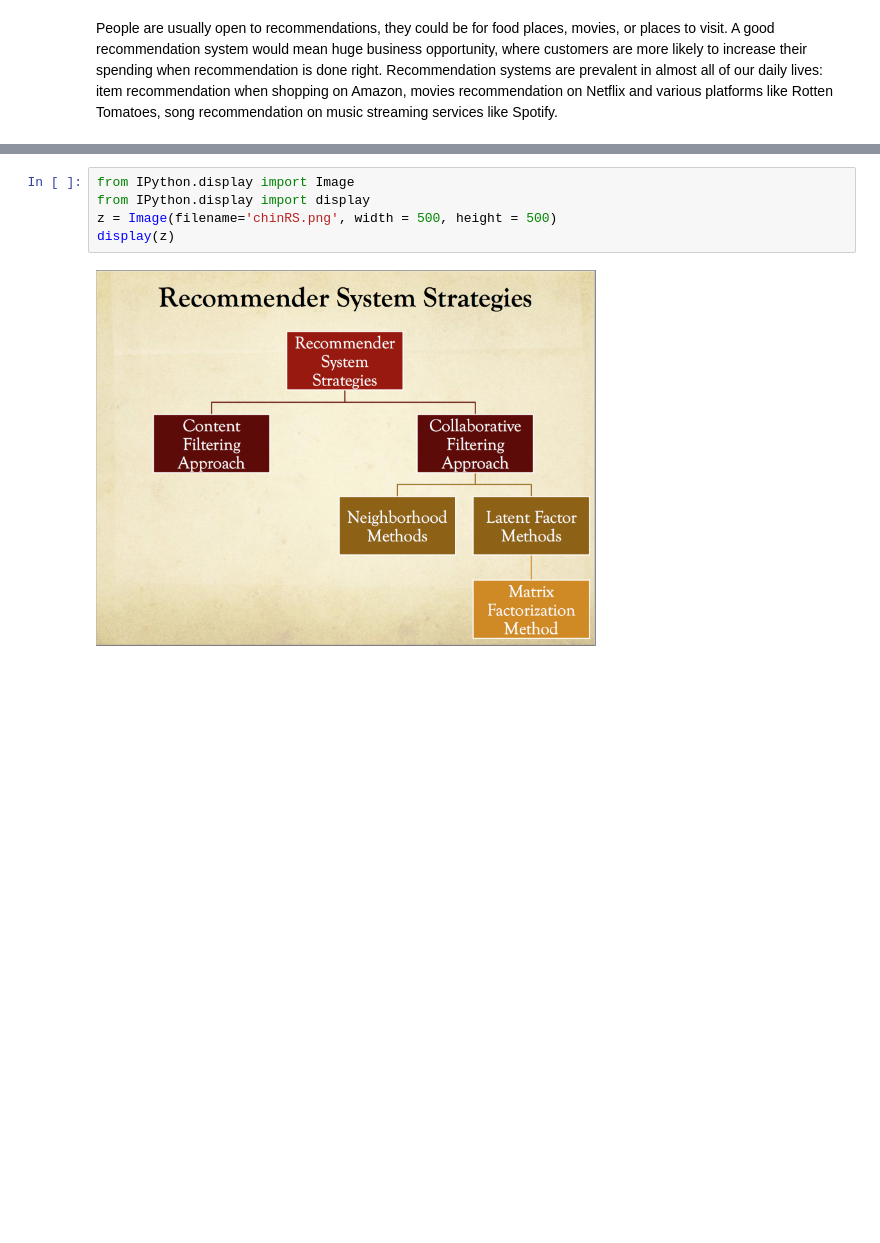
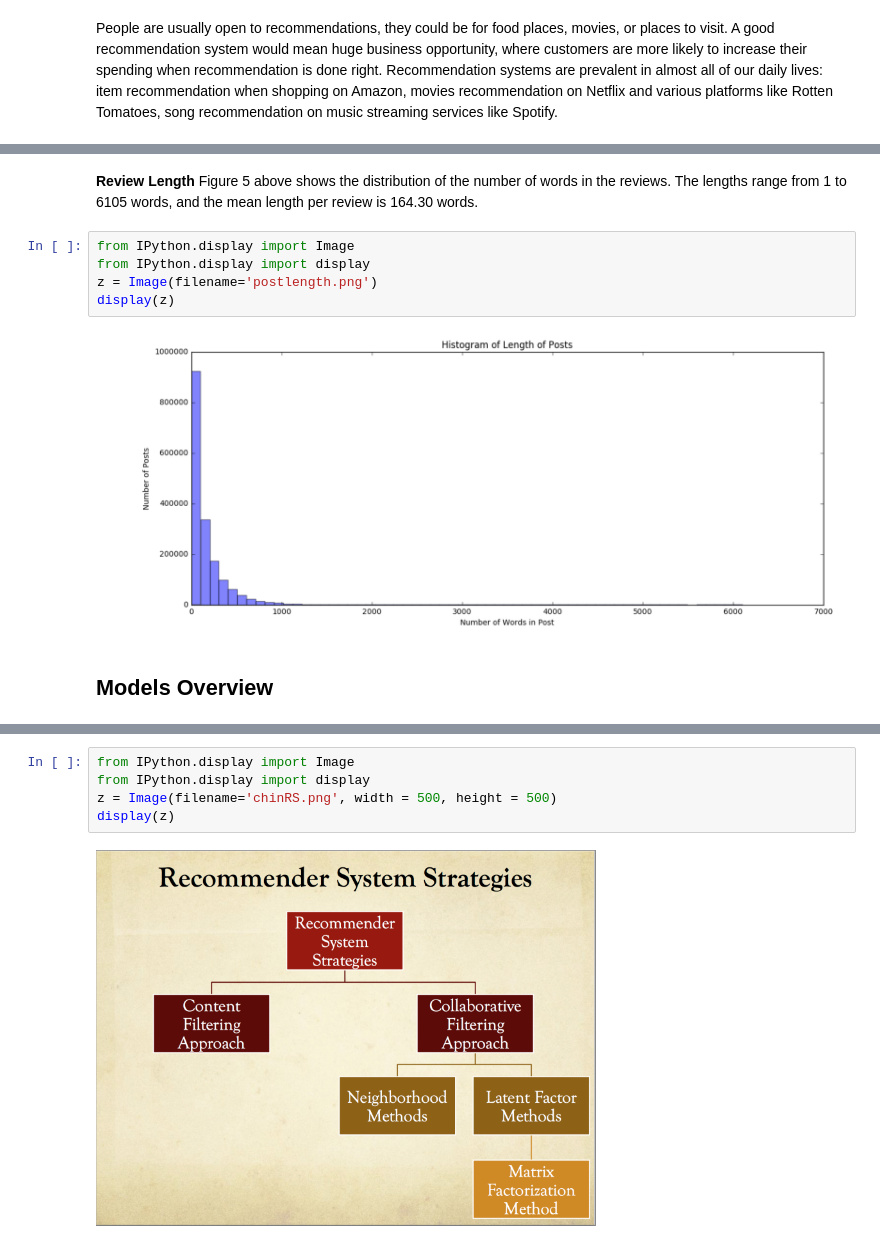
Before and after one commit to mxy2008/ac209group11, a Jupyter notebook: IntroMotivationGoalLitReviewModelOverview.ipynb, the cells around one changed output, grey strips where cells are left out. Saved outputs shown, nothing was run; the diff lists cells and outputs as text; blank space fills up the shorter version.

```diff
--- a/IntroMotivationGoalLitReviewModelOverview.ipynb
+++ b/IntroMotivationGoalLitReviewModelOverview.ipynb
@@ -67,0 +138,13 @@ Sonu: please help to explain your thoughts here - also do remember to cite them.
+# %% [markdown]
+**Review Length**
+Figure 5 above shows the distribution of the number of words in the reviews. The lengths range from 1 to
+6105 words, and the mean length per review is 164.30 words.
+# %%
+from IPython.display import Image
+from IPython.display import display
+z = Image(filename='postlength.png')
+display(z)
+# %% [output]
+[figure, added]
+# %% [markdown]
+## Models Overview
```
Also changed, not shown: parts of 19 cells of this notebook, 9 other files.
